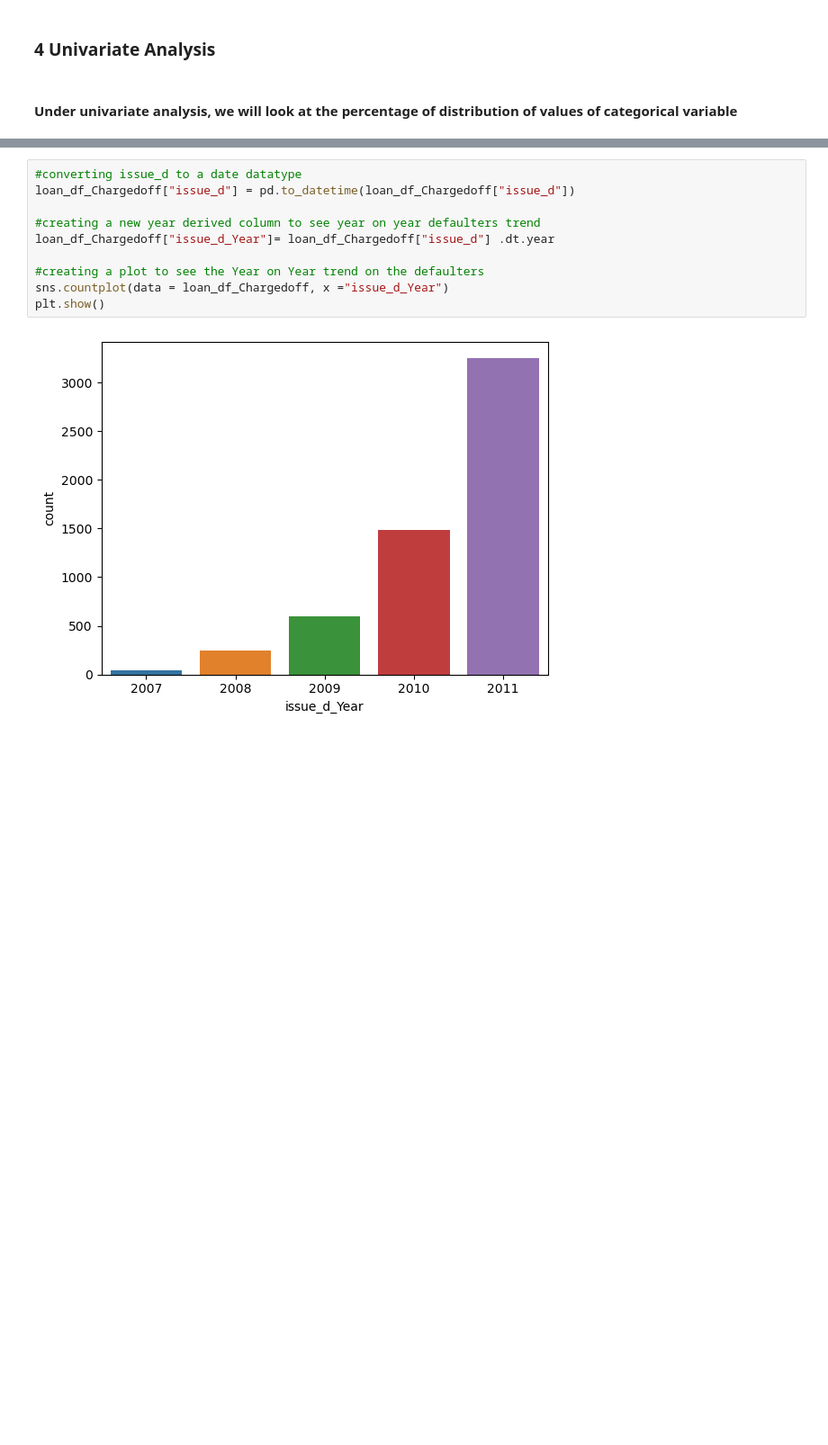
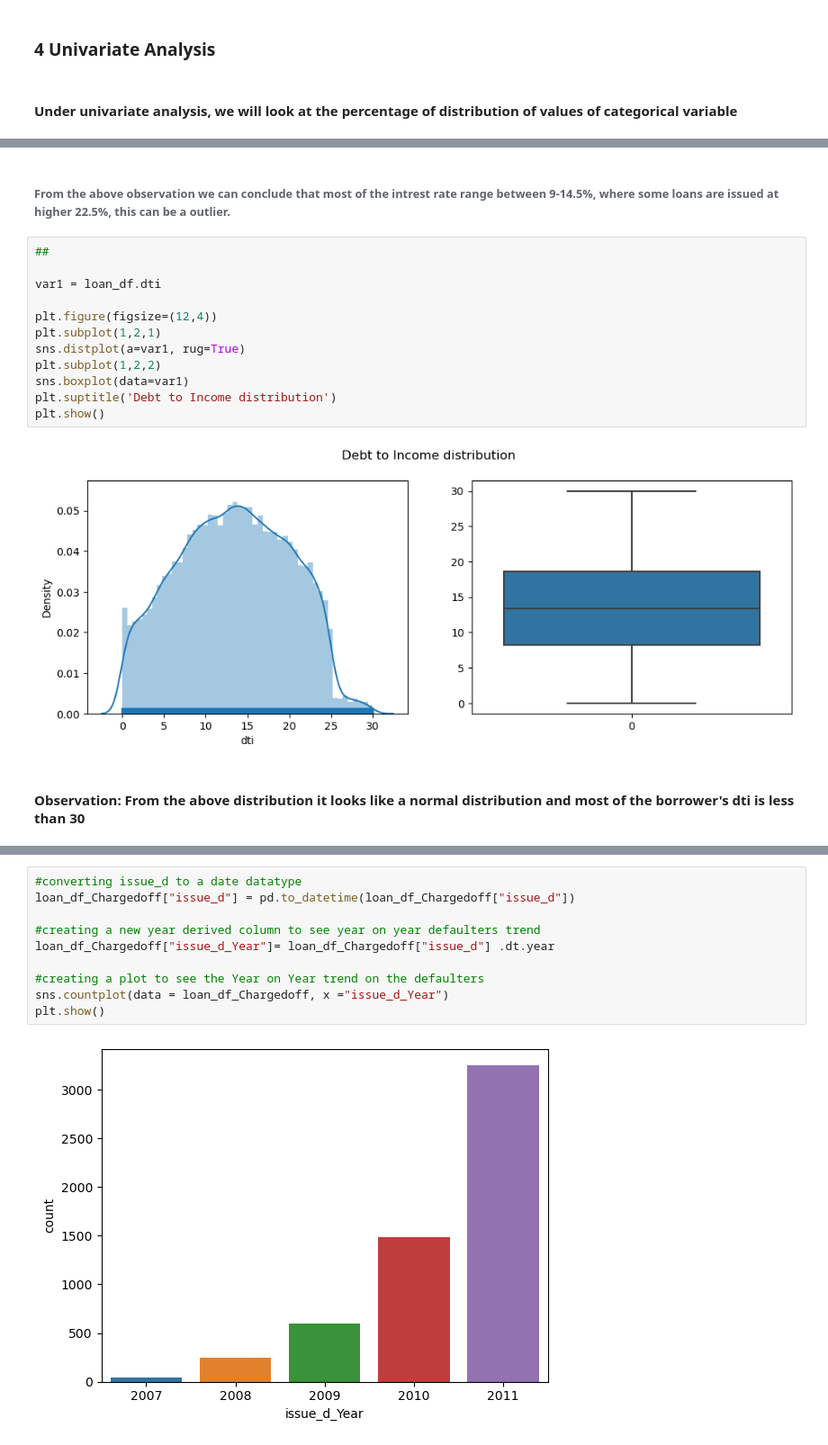
Before and after one commit to SreeleshPS/LendingClubCaseStudy, a Jupyter notebook: Sreelesh_PS.ipynb, the cells around one changed output, grey strips where cells are left out. Shown at 90% size. Cells and saved outputs as stored; diff of their text form; blank space fills up the shorter version.

```diff
--- a/Sreelesh_PS.ipynb
+++ b/Sreelesh_PS.ipynb
@@ -239 +307,19 @@ Numerical_columns = ['loan_amnt','funded_amnt','funded_amnt_inv','installment','
+# %% [markdown]
+###### From the above observation we can conclude that most of the intrest rate range between 9-14.5%, where some loans are issued at higher 22.5%, this can be a outlier.
+# %%
+##
+
+var1 = loan_df.dti
+
+plt.figure(figsize=(12,4))
+plt.subplot(1,2,1)
+sns.distplot(a=var1, rug=True)
+plt.subplot(1,2,2)
+sns.boxplot(data=var1)
+plt.suptitle('Debt to Income distribution')
+plt.show()
+# %% [output]
+[figure, added]
+# %% [markdown]
+#### Observation: From the above distribution it looks like a normal distribution and most of the borrower's dti is less than 30
 # %%
```
Also changed, not shown: parts of 25 cells of this notebook, 3 other files.
